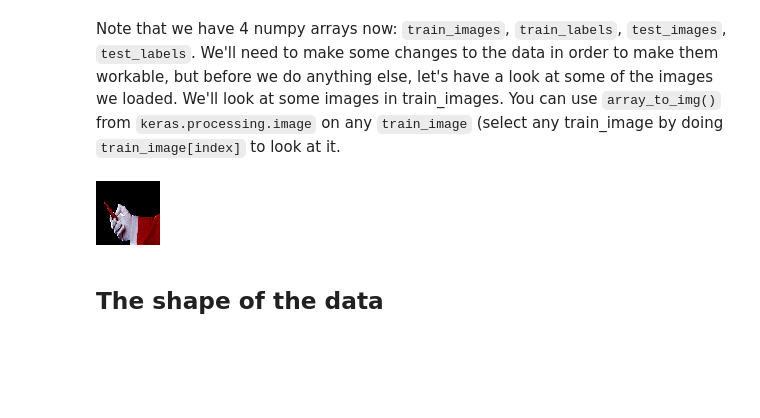
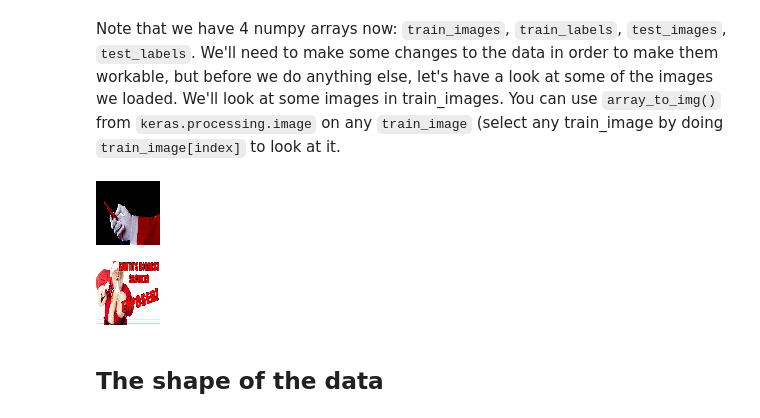
Before and after one commit to j-asonwang/dsc-04-40-03-introduction-to-neural-networks-lab-nyc-ds-career-012819, a Jupyter notebook: index.ipynb, the cells around one changed output. Drawn from its saved outputs; the diff is of its cells as text; code cells hidden in the pictures; blank space fills up the shorter version.

```diff
--- a/index.ipynb
+++ b/index.ipynb
@@ -82,6 +82,10 @@ array_to_img(train_images[0])
 [figure]
 # %%
 #Your code here preview a second image
+
+array_to_img(train_images[7])
+# %% [output]
+[figure, added]
 # %% [markdown]
 ## The shape of the data
 # %% [markdown]
```
